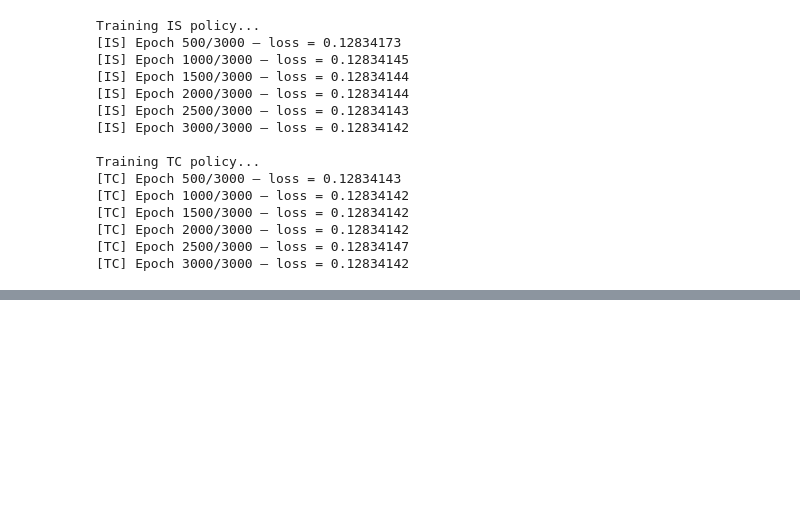
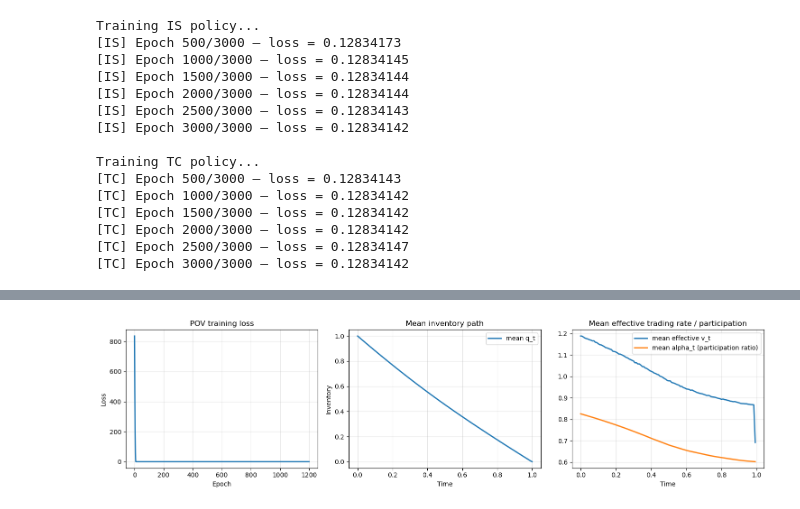
Before and after one commit to BenjaminFernandesNeres/almgren-chriss-extensions, a Jupyter notebook: main.ipynb, the cells around one changed output, grey strips where cells are left out. Saved outputs shown, nothing was run; the diff lists cells and outputs as text; code cells hidden in the pictures; blank space fills up the shorter version.

```diff
--- a/main.ipynb
+++ b/main.ipynb
@@ -917,0 +951,19 @@ Overall, these results provide a strong validation of the method: in the static
+# %%
+import torch
+import torch.nn as nn
+import torch.optim as optim
+
+from neural_network import (
+    TORCH_DTYPE,
+    StaticScheduleNet,
+    POVPolicy,
+    train_pov_policy,
+    simulate_pov_trajectories,
+    simulate_pov_hard_cap_stoch_sigma,
+    train_pov_policy_stoch_sigma,
+)
+
+torch.manual_seed(42)
+np.random.seed(42)
+
+device_nn = "cpu"
@@ -917,0 +976,71 @@ Overall, these results provide a strong validation of the method: in the static
+# %%
+# Simple POV training setup
+Q_pov, T_pov = 1.0, 1.0
+sigma_pov, eta_pov, lam_pov = 0.3, 0.1, 1.0
+phi_pov = 0.12
+avg_volume_pov = 12.0  # phi * avg_volume * T = 1.44 > Q, so feasible
+
+N_pov = 120
+n_paths_train = 512
+n_epochs_pov = 1200
+
+print("Training POV policy...")
+policy_pov, losses_pov = train_pov_policy(
+    Q=Q_pov,
+    T=T_pov,
+    sigma=sigma_pov,
+    eta=eta_pov,
+    lam=lam_pov,
+    phi=phi_pov,
+    avg_volume=avg_volume_pov,
+    N=N_pov,
+    n_paths=n_paths_train,
+    n_epochs=n_epochs_pov,
+    lr=3e-3,
+    hidden_size=64,
+    seed=42,
+    vol_of_vol=0.25,
+    terminal_penalty=1e4,
+    device=device_nn,
+)
+
+roll_pov = simulate_pov_trajectories(
+    policy=policy_pov,
+    Q=Q_pov,
+    T=T_pov,
+    phi=phi_pov,
+    avg_volume=avg_volume_pov,
+    N=N_pov,
+    n_paths=400,
+    vol_of_vol=0.25,
+    device=device_nn,
+)
+
+t_pov = roll_pov["t"]
+q_mean_pov = roll_pov["q_paths"].mean(axis=0)
+v_mean_pov = roll_pov["v_paths"].mean(axis=0)
+a_mean_pov = roll_pov["alpha_paths"].mean(axis=0)
+
+fig, axes = plt.subplots(1, 3, figsize=(15, 4))
+axes[0].plot(losses_pov)
+axes[0].set_title("POV training loss")
+axes[0].set_xlabel("Epoch")
+axes[0].set_ylabel("Loss")
+
+axes[1].plot(t_pov, q_mean_pov, label="mean q_t")
+axes[1].set_title("Mean inventory path")
+axes[1].set_xlabel("Time")
+axes[1].set_ylabel("Inventory")
+axes[1].legend()
+
+axes[2].plot(t_pov[:-1], v_mean_pov, label="mean effective v_t")
+axes[2].plot(t_pov[:-1], a_mean_pov, label="mean alpha_t (participation ratio)")
+axes[2].set_title("Mean effective trading rate / participation")
+axes[2].set_xlabel("Time")
+axes[2].legend()
+
+plt.tight_layout()
+plt.show()
+
+print(f"POV mean terminal inventory: {q_mean_pov[-1]:.6e}")
+# %% [output]
@@ -917,0 +1052 @@ Overall, these results provide a strong validation of the method: in the static
+[figure, added]
```
Also changed, not shown: parts of 24 cells of this notebook, 6 other files.
